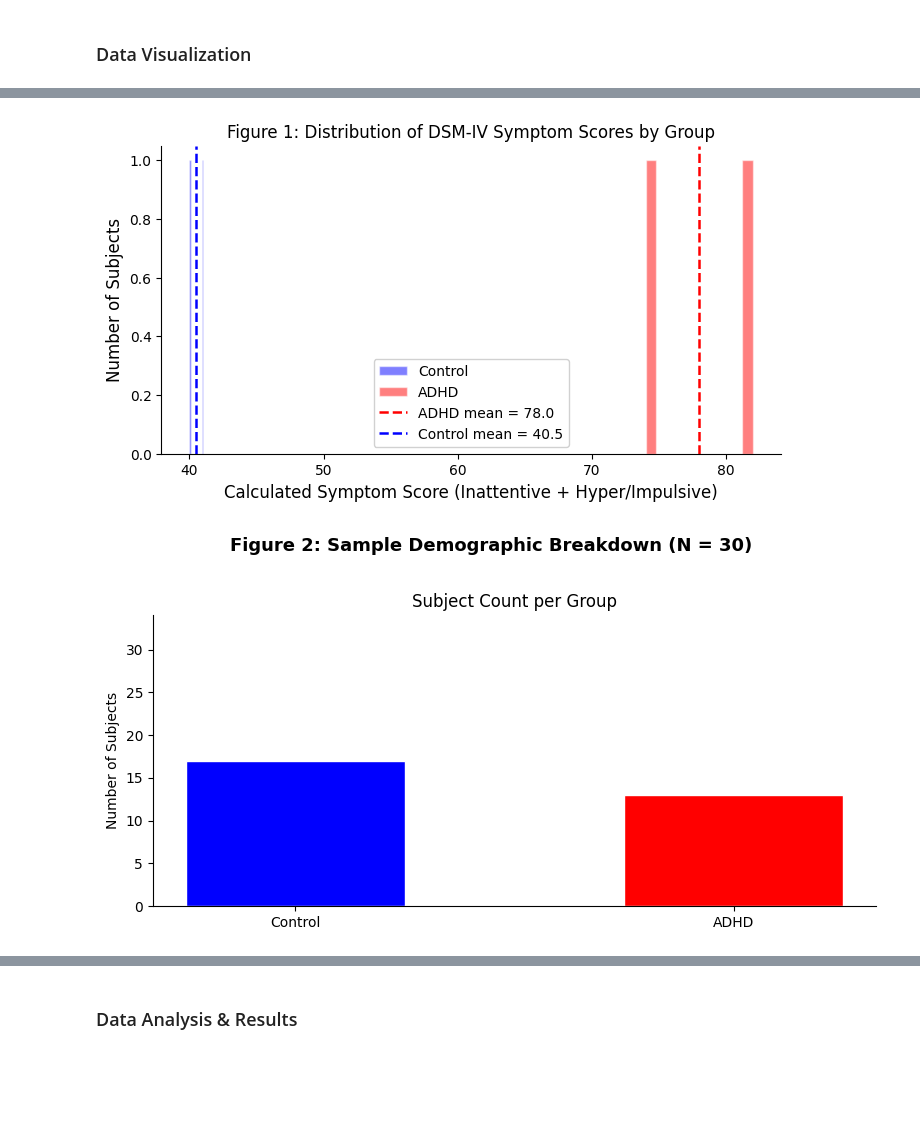
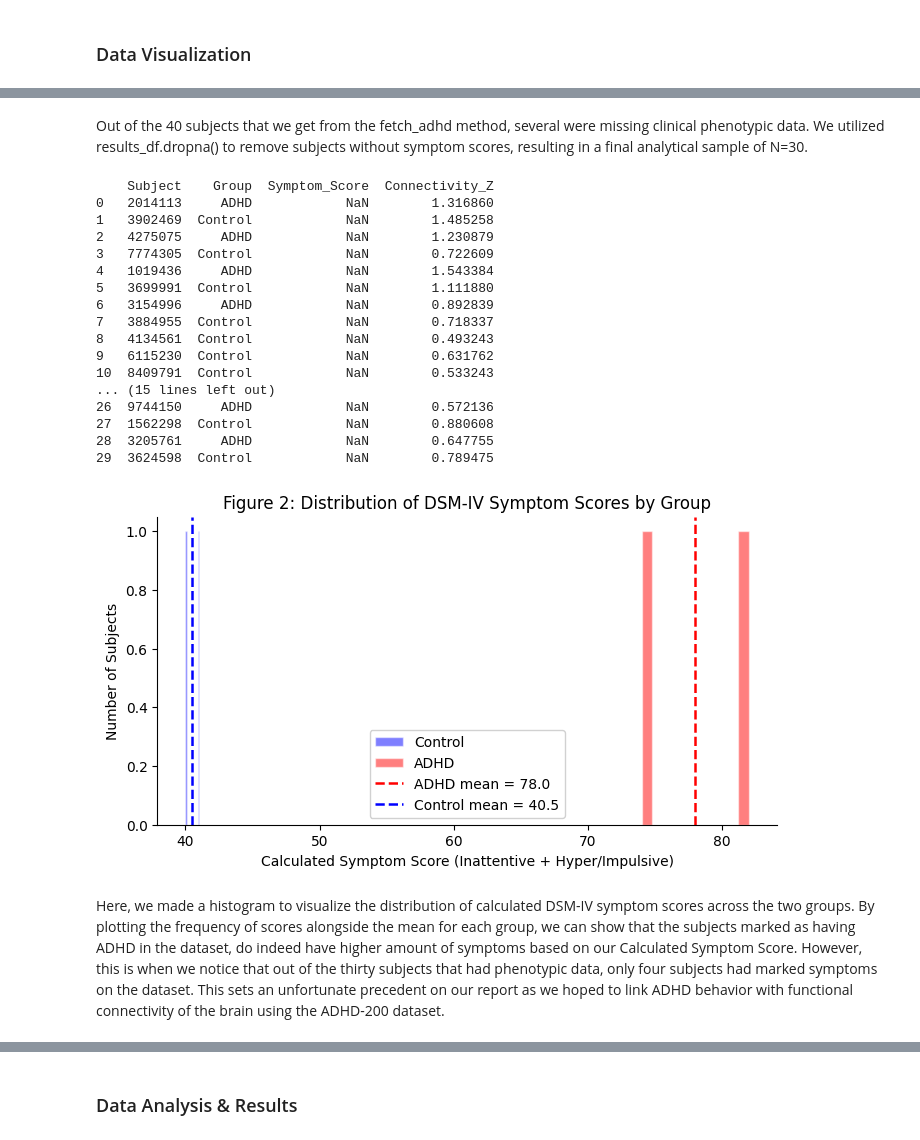
Before and after one commit to brandonmelendezrodr/bipn_finalproject, a Jupyter notebook: final_project_draft1.ipynb, the cells around one changed output, grey strips where cells are left out. Drawn from its saved outputs; the diff is of its cells as text; code cells hidden in the pictures; blank space fills up the shorter version.

```diff
--- a/final_project_draft1.ipynb
+++ b/final_project_draft1.ipynb
@@ -93,6 +102,7 @@ samples_df.head()
 | 3 | 4440 | 18 | 2273 | CX | LGd | dorsal lateral geniculate nucleus... | 41473 | ... |
 | 4 | 4266 | 17 | 2785 | CX | CA4 | CA4 field, right | 41142 | ... |
 # %%
+# Phenotype dataset is part of the adhd_200 dataset that includes phenotypic data of the patients
 pheno_df = pd.DataFrame(adhd_data.phenotypic)
 # assigns subject as adhd or control
 pheno_df['Group'] = pheno_df['adhd'].apply(
@@ -103,3 +113,7 @@ pheno_df.columns
 pheno_df['dsm_iv_h_i'].value_counts()
 pheno_df['dsm_iv_inatt'].value_counts()
 pheno_df['dsm_iv_tot'].value_counts()
+
+pheno_df['calculated_symptom_score'] = pheno_df['dsm_iv_tot'].fillna(
+    pheno_df[['dsm_iv_inatt', 'dsm_iv_h_i']].sum(axis=1, min_count=1)
+)
@@ -113,11 +122,4 @@ Name: count, dtype: int64
 # %%
-# Internet-Assisted
-# MNI coordinates are standardized coordinates for 3D neuroimaging
-# the MNI coordinates for PCC is 0, -53, 26 and for mPFC is 0, 51, -6
-
-pcc_coords  = (0, -53, 26)   # Posterior Cingulate Cortex
-mpfc_coords = (0,  51,  -6)  # Medial Prefrontal Cortex
-
 # Gemini-Assisted method, helps look at the brain at a specific area using the MNI coordinates
 masker = NiftiSpheresMasker(
     seeds=[pcc_coords, mpfc_coords],
@@ -130,15 +132,6 @@ masker = NiftiSpheresMasker(
 )
 
 connectivity_records = []
-print('Extracting BOLD signals and computing PCC-mPFC connectivity...')
-
-
-
-
-pheno_df['Calculated_Symptom_Score'] = pheno_df['dsm_iv_tot'].fillna(
-    pheno_df[['dsm_iv_inatt', 'dsm_iv_h_i']].sum(axis=1, min_count=1)
-)
-
 for i in range( len(pheno_df)):
     func_file  = adhd_data.func[i]
     row        = pheno_df.iloc[i]
@@ -152,7 +145,7 @@ for i in range( len(pheno_df)):
     r_val, _ = pearsonr(pcc_signal, mpfc_signal)
     z_val    = np.arctanh(np.clip(r_val, -0.999, 0.999))
 
-    symptom_score = row.get('Calculated_Symptom_Score', np.nan)
+    symptom_score = row.get('calculated_symptom_score', np.nan)
     connectivity_records.append({
         'Subject':        row['Subject'],
         'Group':          row['Group'],
@@ -176,47 +197,48 @@ Name: count, dtype: int64
+# %% [markdown]
+Out of the 40 subjects that we get from the fetch_adhd method, several were missing clinical phenotypic data. We utilized results_df.dropna() to remove subjects without symptom scores, resulting in a final analytical sample of N=30.
 # %%
+# Figure 2
+
 # Visualizing the distribution of symptom scores, should be higher for ADHD, as they exhibit more symptoms
 fig, ax = plt.subplots(figsize=(8, 4))
 adhd_scores = results_clean[results_clean['Group'] == 'ADHD']['Symptom_Score']
 ctrl_scores = results_clean[results_clean['Group'] == 'Control']['Symptom_Score']
 
 ax.hist(ctrl_scores, alpha=0.5, color='blue', label='Control', edgecolor='white')
 # transparency to show it's behind the mean.
 ax.hist(adhd_scores, alpha=0.5, color='red', label='ADHD',    edgecolor='white')
 
 # Internet-assisted to add mean lines on a histogram.
 ax.axvline(adhd_scores.mean(), color='red', linestyle='--', linewidth=1.8,
            label=f'ADHD mean = {adhd_scores.mean():.1f}')
 ax.axvline(ctrl_scores.mean(), color='blue', linestyle='--', linewidth=1.8,
            label=f'Control mean = {ctrl_scores.mean():.1f}')
-
-ax.set_xlabel('Calculated Symptom Score (Inattentive + Hyper/Impulsive)', fontsize=12)
-ax.set_ylabel('Number of Subjects', fontsize=12)
-ax.set_title('Figure 1: Distribution of DSM-IV Symptom Scores by Group')
+print(results_df)
+ax.set_xlabel('Calculated Symptom Score (Inattentive + Hyper/Impulsive)')
+ax.set_ylabel('Number of Subjects')
+ax.set_title('Figure 2: Distribution of DSM-IV Symptom Scores by Group')
 ax.legend(framealpha=0.9)
 sns.despine()
 plt.show()
 # %% [output]
+    Subject    Group  Symptom_Score  Connectivity_Z
+0   2014113     ADHD            NaN        1.316860
+1   3902469  Control            NaN        1.485258
+2   4275075     ADHD            NaN        1.230879
+3   7774305  Control            NaN        0.722609
+4   1019436     ADHD            NaN        1.543384
+5   3699991  Control            NaN        1.111880
+6   3154996     ADHD            NaN        0.892839
+7   3884955  Control            NaN        0.718337
+8   4134561  Control            NaN        0.493243
+9   6115230  Control            NaN        0.631762
+10  8409791  Control            NaN        0.533243
+... (15 lines left out)
+26  9744150     ADHD            NaN        0.572136
+27  1562298  Control            NaN        0.880608
+28  3205761     ADHD            NaN        0.647755
+29  3624598  Control            NaN        0.789475
-[figure, old version]
+[figure, new version]
-# %%
-# Visualization of the Groups of our dataset
-group_counts = results_df['Group'].value_counts()
-
-fig, ax = plt.subplots(figsize=(8, 4))
-
-colors = ['red' if g == 'ADHD' else 'blue' for g in group_counts.index]
-ax.bar(group_counts.index, group_counts.values, color=colors, width=0.5, edgecolor='white')
-
-
-ax.set_ylabel('Number of Subjects')
-ax.set_title('Subject Count per Group')
-ax.set_ylim(0, group_counts.max() * 2)
-sns.despine()
-
-
-fig.suptitle(f'Figure 2: Sample Demographic Breakdown (N = {len(results_df)})',
-             fontsize=13, fontweight='bold', y=1.02)
-plt.tight_layout()
-plt.show()
-# %% [output]
-[figure, removed]
+# %% [markdown]
+ Here, we made a histogram to visualize the distribution of calculated DSM-IV symptom scores across the two groups. By plotting the frequency of scores alongside the mean for each group, we can show that the subjects marked as having ADHD in the dataset, do indeed have higher amount of symptoms based on our Calculated Symptom Score. However, this is when we notice that out of the thirty subjects that had phenotypic data, only four subjects had marked symptoms on the dataset. This sets an unfortunate precedent on our report as we hoped to link ADHD behavior with functional connectivity of the brain using the ADHD-200 dataset.
 # %%
```
Also changed, not shown: parts of 27 cells of this notebook.
